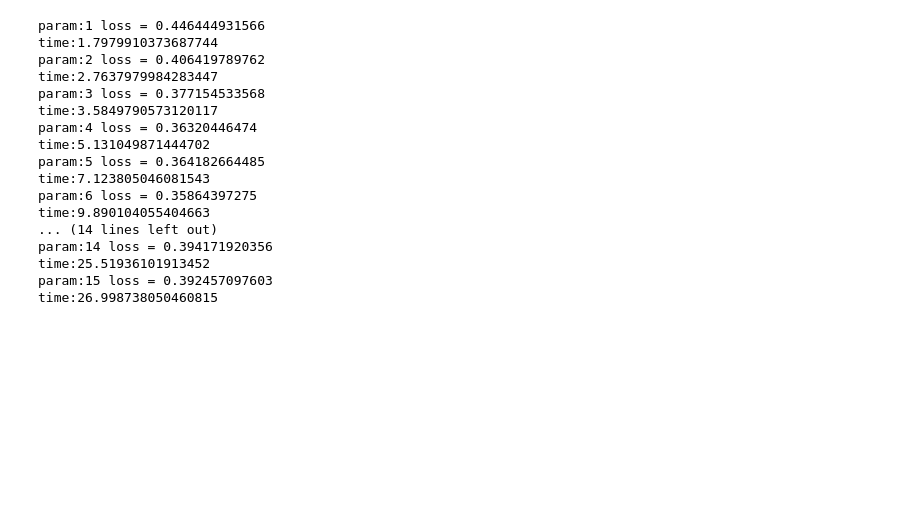
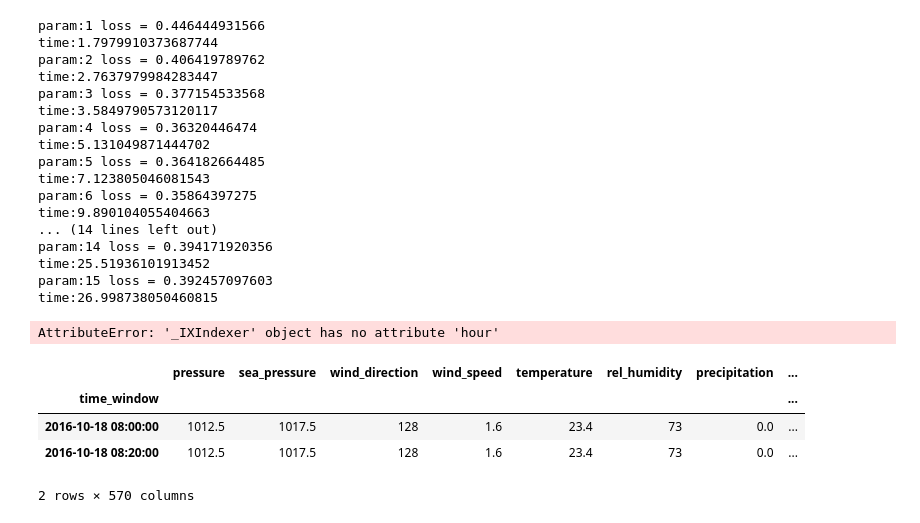
Before and after one commit to Gan-Jiang/KDD-CUP-2017, a Jupyter notebook: model_2_0.ipynb, the cells around one changed output. Saved outputs shown, nothing was run; the diff lists cells and outputs as text; code cells hidden in the pictures; blank space fills up the shorter version.

```diff
--- a/model_2_0.ipynb
+++ b/model_2_0.ipynb
@@ -248,3 +248,15 @@ param:14 loss = 0.394171920356
 time:25.51936101913452
 param:15 loss = 0.392457097603
 time:26.998738050460815
+# %%
+test_df.ix.hour
+# %% [output]
+AttributeError: '_IXIndexer' object has no attribute 'hour'
+# %%
+test_df.ix[['2016-10-18 08:00:00', '2016-10-18 08:20:00']]
+# %% [output]
+|  | pressure | sea_pressure | wind_direction | wind_speed | temperature | rel_humidity | precipitation | ... |
+| time_window |  |  |  |  |  |  |  | ... |
+| 2016-10-18 08:00:00 | 1012.5 | 1017.5 | 128 | 1.6 | 23.4 | 73 | 0.0 | ... |
+| 2016-10-18 08:20:00 | 1012.5 | 1017.5 | 128 | 1.6 | 23.4 | 73 | 0.0 | ... |
+2 rows × 570 columns
```
Also changed, not shown: parts of 1 cell of this notebook, 4 other files.
